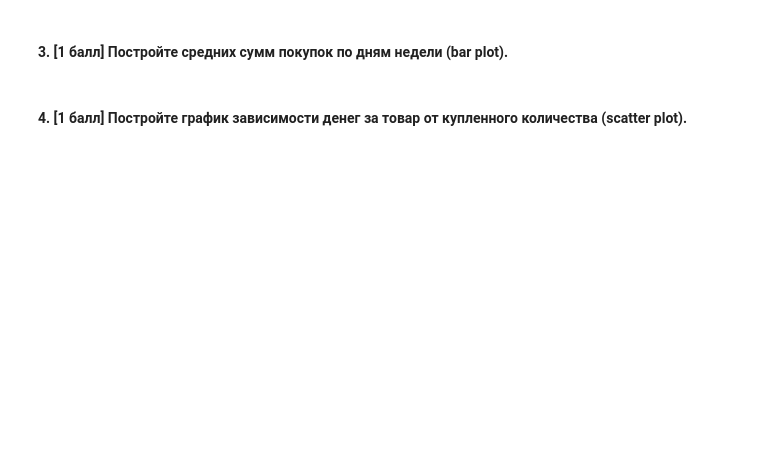
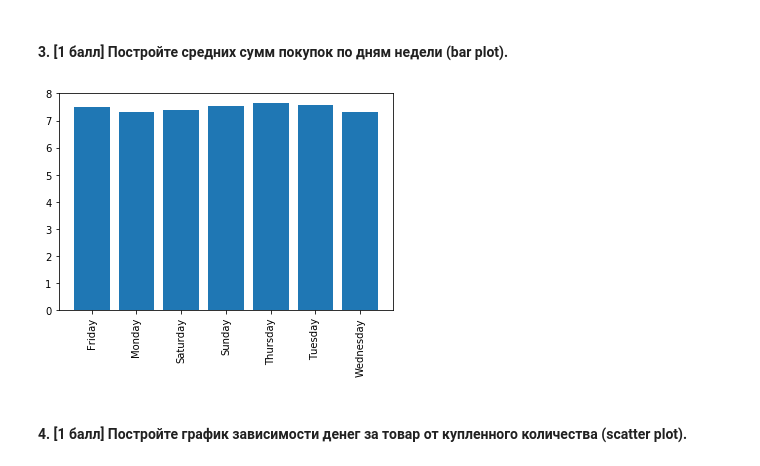
Before and after one commit to paniquex/ML_DS_practice, a Jupyter notebook: MMRO/HW_01/homework-practice-01.ipynb, the cells around one changed output. Cells and saved outputs as stored; diff of their text form; code cells hidden in the pictures; blank space fills up the shorter version.

```diff
--- a/MMRO/HW_01/homework-practice-01.ipynb
+++ b/MMRO/HW_01/homework-practice-01.ipynb
@@ -408,0 +429,27 @@ plt.show()
+# %%
+def get_day_of_week(x):
+    monday = [('0' + str(day))[-2:] for day in range(1, 32, 7)]
+    tuesday = [('0' + str(day))[-2:] for day in range(2, 32, 7)]
+    thursday = [('0' + str(day))[-2:] for day in range(3, 32, 7)]
+    wednesday = [('0' + str(day))[-2:] for day in range(4, 32, 7)]
+    friday = [('0' + str(day))[-2:] for day in range(5, 32, 7)]
+    saturday = [('0' + str(day))[-2:] for day in range(6, 32, 7)]
+    sunday = [('0' + str(day))[-2:] for day in range(7, 32, 7)]
+    if x[-2:] in monday:
+        return 'Monday'
+    elif x[-2:] in tuesday:
+        return 'Tuesday'
+    elif x[-2:] in thursday:
+        return 'Thursday'
+    elif x[-2:] in wednesday:
+        return 'Wednesday'
+    elif x[-2:] in friday:
+        return 'Friday'
+    elif x[-2:] in saturday:
+        return 'Saturday'
+    elif x[-2:] in sunday:
+        return 'Sunday'
+
+
+data['Day_of_week'] = data['date'].apply(get_day_of_week)
+data_grouped_week = data.groupby('Day_of_week').mean().copy()
@@ -409,2 +459,8 @@ plt.show()
+# %%
+ax = plt.bar(data_grouped_week.index, data_grouped_week['item_price_flt'])
+plt.xticks(rotation=90)
+plt.show()
+# %% [output]
+[figure, added]
 # %% [markdown]
 #### 4. [1 балл] Постройте график зависимости денег за товар от купленного количества (scatter plot).
```
Also changed, not shown: parts of 18 cells of this notebook, 1 other file.
